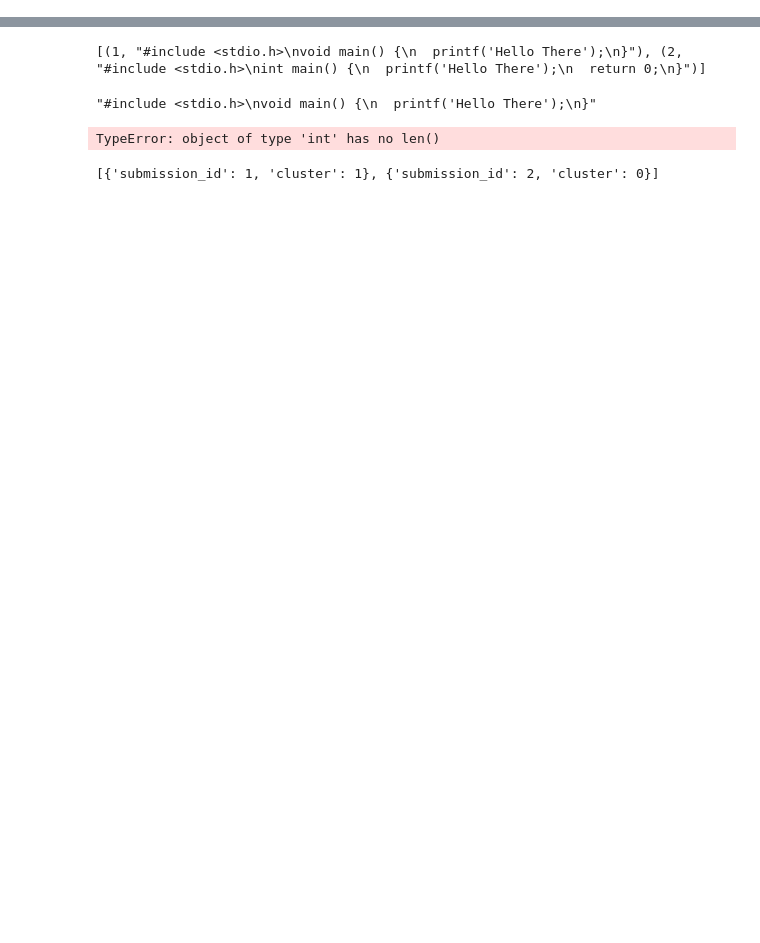
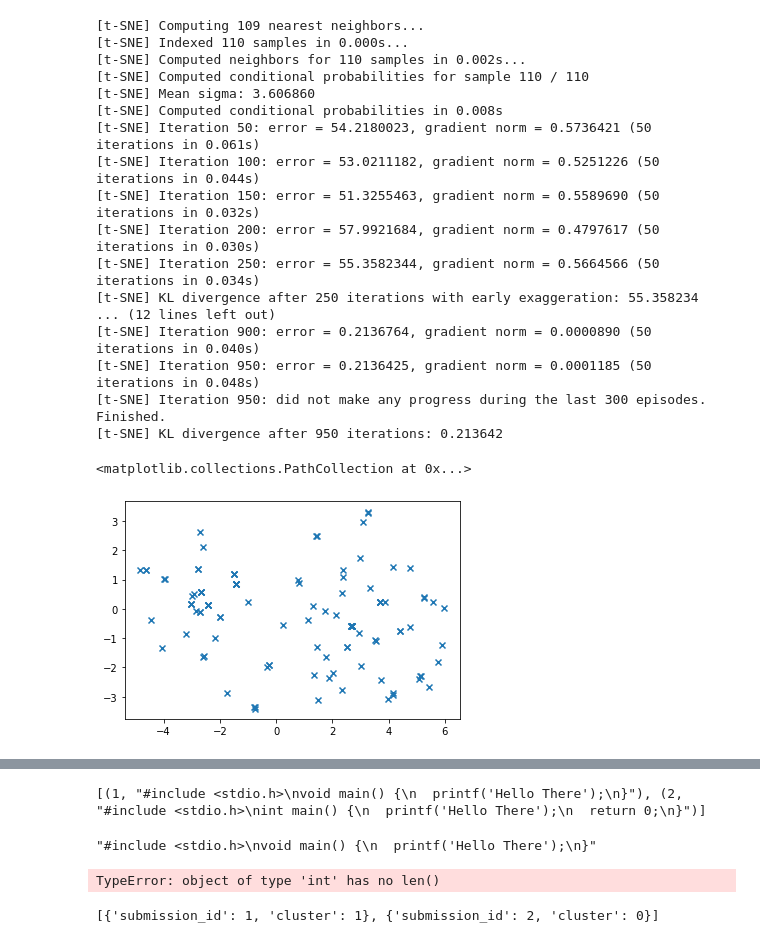
Before and after one commit to Aalto-LeTech/CodeClustersModeling, a Jupyter notebook: notebooks/clustering.ipynb, the cells around one changed output, grey strips where cells are left out. Saved outputs shown, nothing was run; the diff lists cells and outputs as text; code cells hidden in the pictures; blank space fills up the shorter version.

```diff
--- a/notebooks/clustering.ipynb
+++ b/notebooks/clustering.ipynb
@@ -9,0 +377,55 @@ import os
+# %%
+df = pd.DataFrame({ "token_stream": tlist, "normalized": nlist })
+# %%
+ngram_vectorizer = CountVectorizer(analyzer='word',
+                                   ngram_range=(5, 5),
+                                   token_pattern="[\S]+",
+                                   lowercase= False,
+                                   strip_accents="ascii")
+
+#transformer = TfidfTransformer(smooth_idf=True, norm=None)
+transformer = TfidfTransformer(smooth_idf=False)
+
+X = ngram_vectorizer.fit_transform(df.token_stream)
+tfidf = transformer.fit_transform(X)
+
+res_tf = pd.DataFrame(X.A, columns=ngram_vectorizer.get_feature_names())
+
+res_idf = pd.DataFrame(tfidf.A, columns=ngram_vectorizer.get_feature_names())
+# %%
+from sklearn.metrics.pairwise import cosine_similarity
+from sklearn.manifold import TSNE
+from sklearn.decomposition import TruncatedSVD
+from sklearn import manifold
+
+from mpl_toolkits.mplot3d import Axes3D
+
+# TODO: Add treshold
+
+sim_matrix = np.around(cosine_similarity(tfidf), decimals=8)
+dist_matrix = np.subtract(np.ones(sim_matrix.shape,  dtype=np.int8), sim_matrix) # sim <=> 1 - dist
+
+X_reduced = TruncatedSVD(n_components=50, random_state=0).fit_transform(tfidf)
+X_embedded = TSNE(n_components=2, perplexity=40, verbose=2).fit_transform(X_reduced)
+#%%
+plt.scatter(X_embedded[:, 0], X_embedded[:, 1], marker="x")
+# %% [output]
+[t-SNE] Computing 109 nearest neighbors...
+[t-SNE] Indexed 110 samples in 0.000s...
+[t-SNE] Computed neighbors for 110 samples in 0.002s...
+[t-SNE] Computed conditional probabilities for sample 110 / 110
+[t-SNE] Mean sigma: 3.606860
+[t-SNE] Computed conditional probabilities in 0.008s
+[t-SNE] Iteration 50: error = 54.2180023, gradient norm = 0.5736421 (50 iterations in 0.061s)
+[t-SNE] Iteration 100: error = 53.0211182, gradient norm = 0.5251226 (50 iterations in 0.044s)
+[t-SNE] Iteration 150: error = 51.3255463, gradient norm = 0.5589690 (50 iterations in 0.032s)
+[t-SNE] Iteration 200: error = 57.9921684, gradient norm = 0.4797617 (50 iterations in 0.030s)
+[t-SNE] Iteration 250: error = 55.3582344, gradient norm = 0.5664566 (50 iterations in 0.034s)
+[t-SNE] KL divergence after 250 iterations with early exaggeration: 55.358234
+... (12 lines left out)
+[t-SNE] Iteration 900: error = 0.2136764, gradient norm = 0.0000890 (50 iterations in 0.040s)
+[t-SNE] Iteration 950: error = 0.2136425, gradient norm = 0.0001185 (50 iterations in 0.048s)
+[t-SNE] Iteration 950: did not make any progress during the last 300 episodes. Finished.
+[t-SNE] KL divergence after 950 iterations: 0.213642
+<matplotlib.collections.PathCollection at 0x...>
+[figure, added]
```
Also changed, not shown: parts of 36 cells of this notebook, 35 other files.
